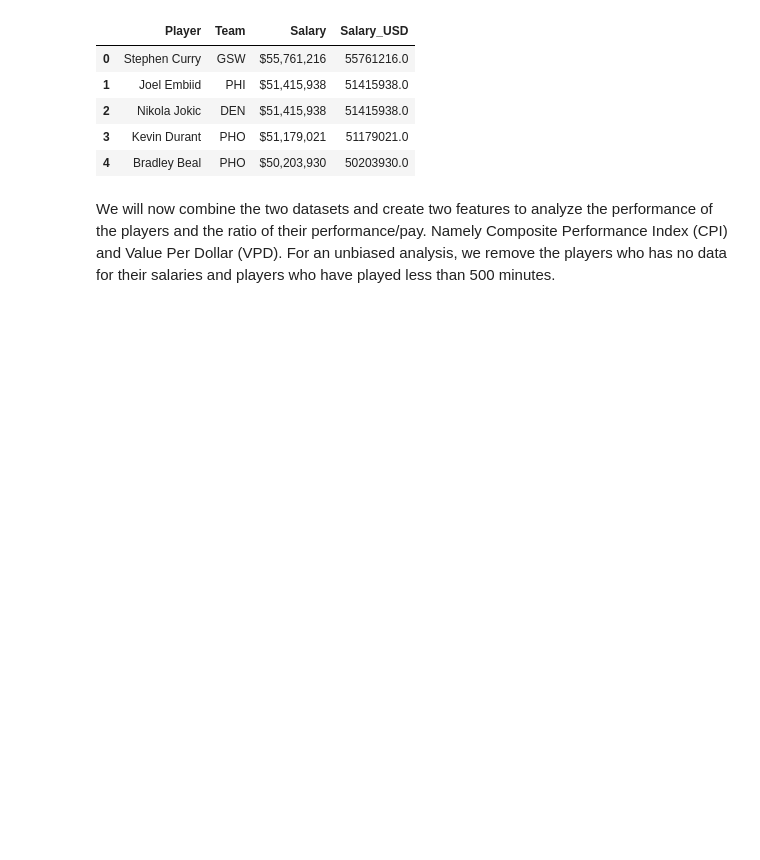
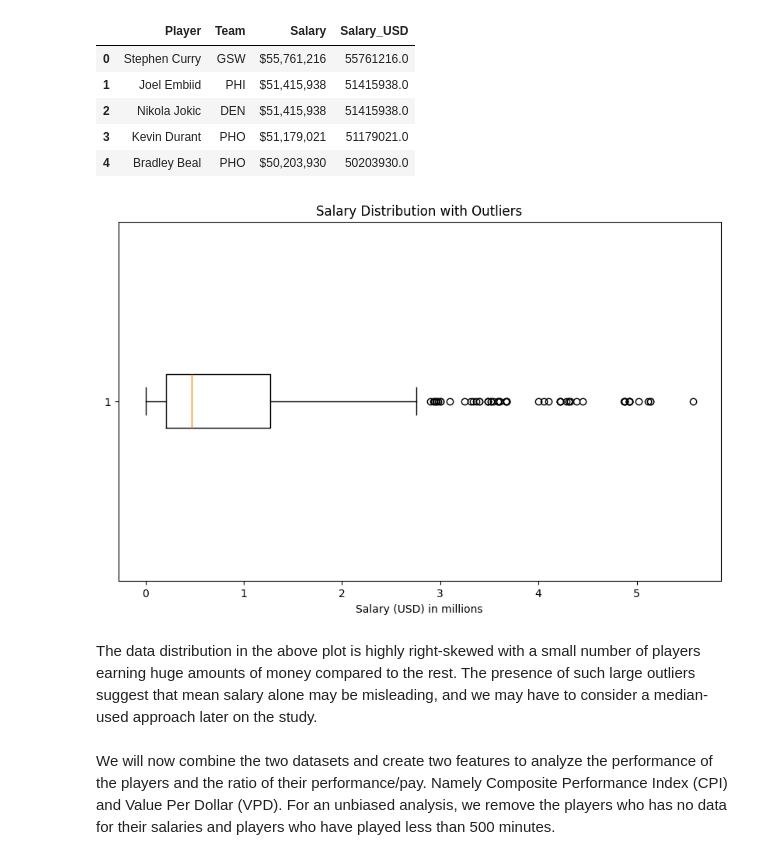
Before and after one commit to eksubasi/DSA210, a Jupyter notebook: eda.ipynb, the cells around one changed output. Saved outputs shown, nothing was run; the diff lists cells and outputs as text; code cells hidden in the pictures; blank space fills up the shorter version.

```diff
--- a/eda.ipynb
+++ b/eda.ipynb
@@ -45,6 +65,16 @@ salary_df.head()
 | 2 | Nikola Jokic | DEN | $51,415,938 | 51415938.0 |
 | 3 | Kevin Durant | PHO | $51,179,021 | 51179021.0 |
 | 4 | Bradley Beal | PHO | $50,203,930 | 50203930.0 |
+# %%
+plt.figure(figsize=(10, 6))
+plt.boxplot(salary_df['Salary_USD'] / 1e7, vert=False)
+plt.xlabel("Salary (USD) in millions")
+plt.title("Salary Distribution with Outliers")
+plt.show()
+# %% [output]
+[figure, added]
+# %% [markdown]
+The data distribution in the above plot is highly right-skewed with a small number of players earning huge amounts of money compared to the rest. The presence of such large outliers suggest that mean salary alone may be misleading, and we may have to consider a median-used approach later on the study.
 # %% [markdown]
 We will now combine the two datasets and create two features to analyze the performance of the players and the ratio of their performance/pay. Namely Composite Performance Index (CPI) and Value Per Dollar (VPD). For an unbiased analysis, we remove the players who has no data for their salaries and players who have played less than 500 minutes.
 # %%
```
Also changed, not shown: parts of 7 cells of this notebook.
